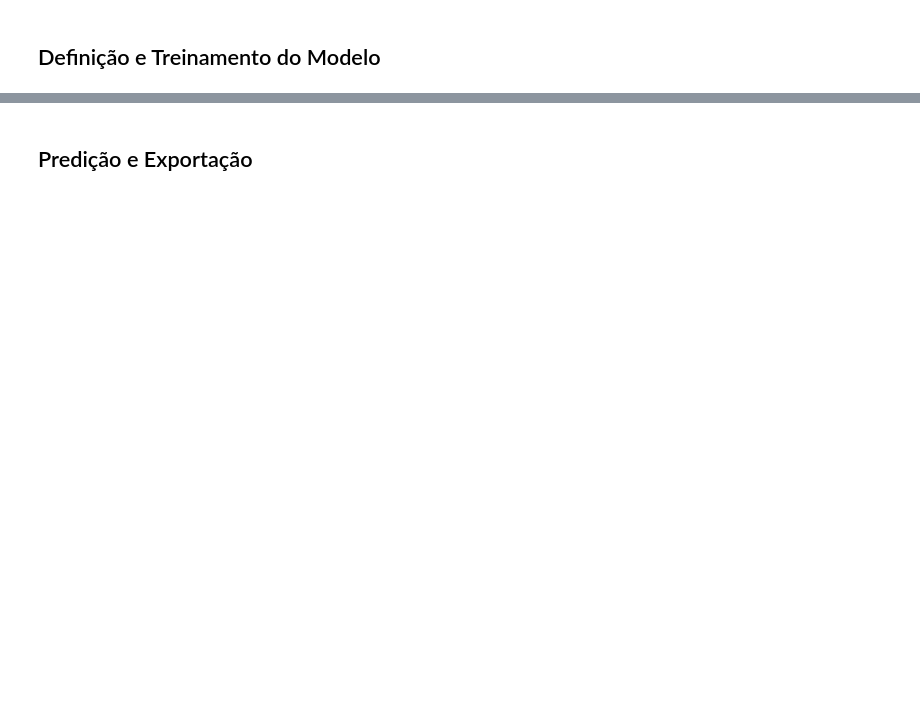
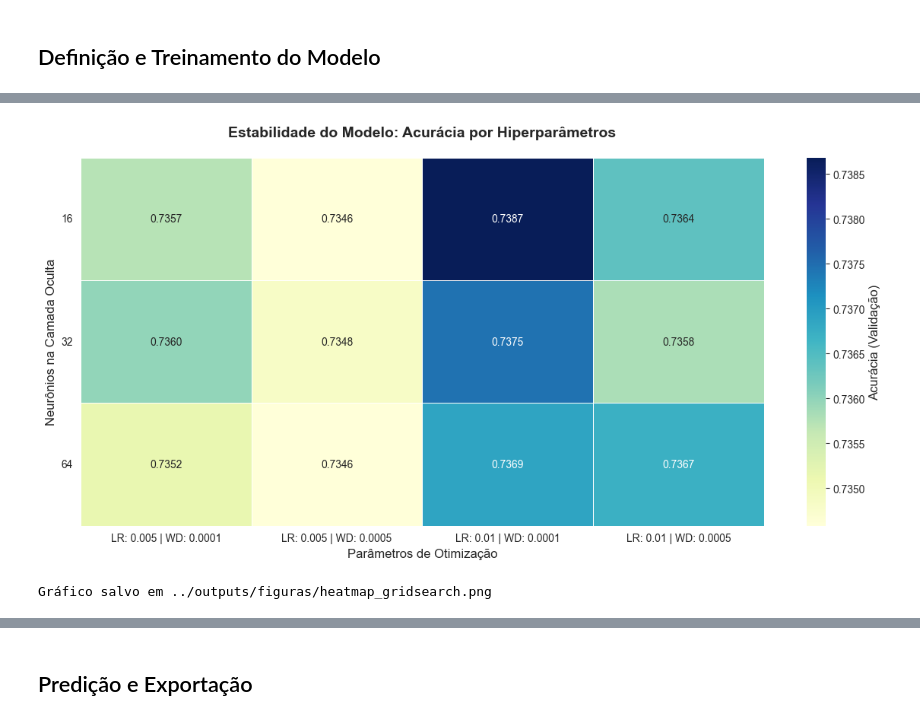
Before and after one commit to felipedantas-pi/mapeprof-accessibility-ubs, a Jupyter notebook: notebooks/02 - Limpeza e Classificacao das Vias por IA.ipynb, the cells around one changed output, grey strips where cells are left out. Cells and saved outputs as stored; diff of their text form; code cells hidden in the pictures; blank space fills up the shorter version.

```diff
--- a/notebooks/02 - Limpeza e Classificacao das Vias por IA.ipynb
+++ b/notebooks/02 - Limpeza e Classificacao das Vias por IA.ipynb
@@ -438,3 +579,54 @@ Classes: 12
+# %%
+# Célula: Visualização Gráfica do Grid Search (Heatmap)
+import seaborn as sns
+import matplotlib.pyplot as plt
+
+# Garante que temos o dataframe (caso tenha fechado a sessão)
+# df_results = pd.DataFrame(resultados) # Já existe da célula anterior
+
+# 1. Preparação dos Dados para o Gráfico
+# Vamos combinar LR e Weight Decay em uma única string para o eixo X ficar legível
+df_results['Params (LR / Decay)'] = df_results.apply(
+    lambda x: f"LR: {x['lr']} | WD: {x['weight_decay']}", axis=1
+)
+
+# Criamos uma matriz pivô:
+# Linhas = Neurônios (Hidden Channels)
+# Colunas = Configuração de Aprendizado (LR + Decay)
+# Valores = Acurácia
+pivot_table = df_results.pivot(
+    index='hidden_channels',
+    columns='Params (LR / Decay)',
+    values='accuracy'
+)
+
+# 2. Plotagem do Heatmap
+plt.figure(figsize=(12, 6))
+sns.set_style("whitegrid")
+
+# Heatmap com anotações numéricas
+ax = sns.heatmap(
+    pivot_table,
+    annot=True,          # Escreve o valor dentro do quadrado
+    fmt=".4f",           # 4 casas decimais
+    cmap="YlGnBu",       # Cor: Amarelo (baixo) -> Verde -> Azul (alto)
+    cbar_kws={'label': 'Acurácia (Validação)'},
+    linewidths=.5
+)
+
+plt.title('Estabilidade do Modelo: Acurácia por Hiperparâmetros', fontsize=14, weight='bold', pad=20)
+plt.ylabel('Neurônios na Camada Oculta', fontsize=12)
+plt.xlabel('Parâmetros de Otimização', fontsize=12)
+plt.yticks(rotation=0) # Deixa o eixo Y reto
+
+plt.tight_layout()
+plt.savefig("../outputs/figuras/heatmap_gridsearch.png", dpi=300)
+plt.show()
+
+print("Gráfico salvo em ../outputs/figuras/heatmap_gridsearch.png")
+# %% [output]
+[figure, added]
+Gráfico salvo em ../outputs/figuras/heatmap_gridsearch.png
 # %%
 # 1. Definir a Arquitetura da Rede Neural
 class StreetClassifier(torch.nn.Module):
```
Also changed, not shown: parts of 24 cells of this notebook, 3 other files.
